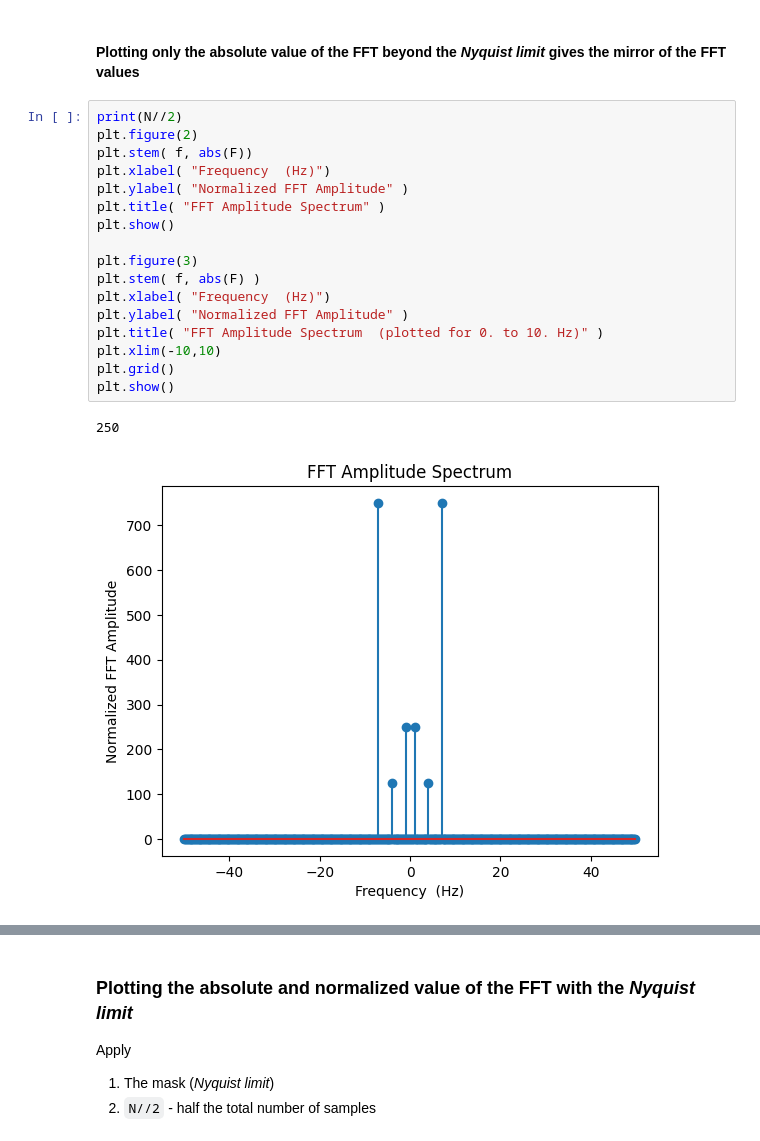
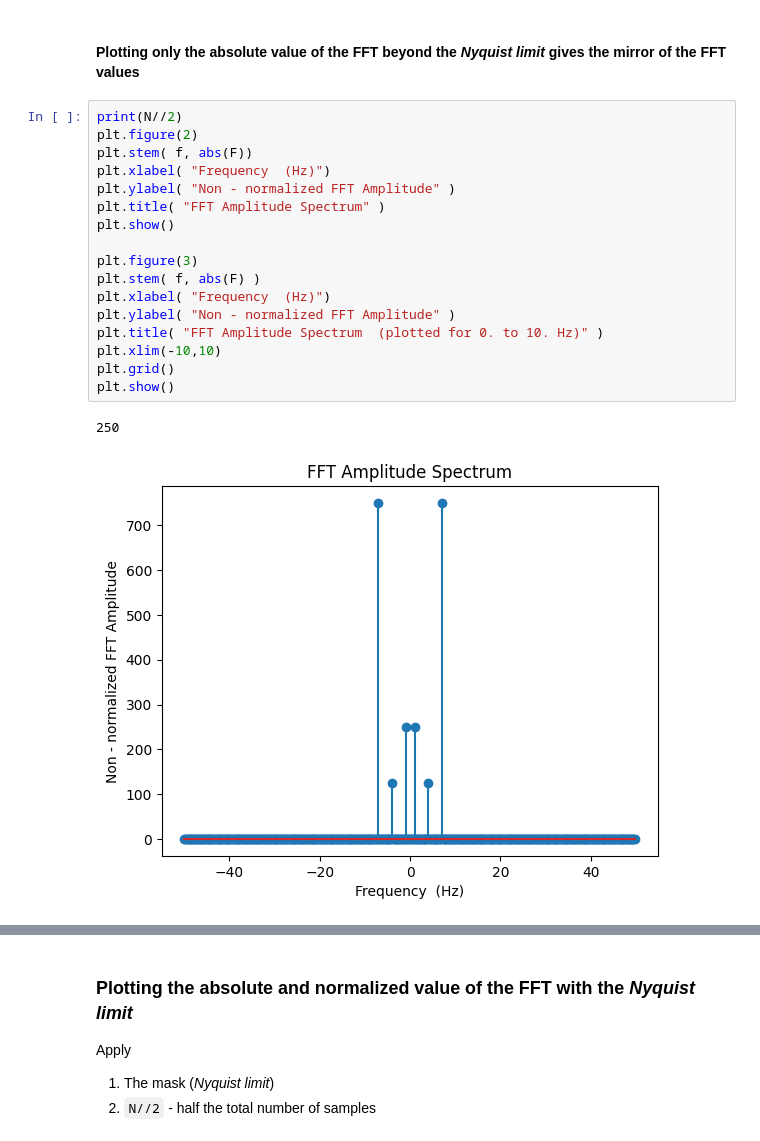
Before and after one commit to cscanolas/Psi, a Jupyter notebook: (1) Learning DSP/01DSP FFT.ipynb, the cells around one changed output, grey strips where cells are left out. Cells and saved outputs as stored; diff of their text form.

Commit message:
non normalized fft graphs change

```diff
--- a/(1) Learning DSP/01DSP FFT.ipynb
+++ b/(1) Learning DSP/01DSP FFT.ipynb
@@ -91,20 +91,20 @@ mask = np.where( f >= 0 )
 # %%
 print(N//2)
 plt.figure(2)
 plt.stem( f, abs(F))
 plt.xlabel( "Frequency  (Hz)")
-plt.ylabel( "Normalized FFT Amplitude" )
+plt.ylabel( "Non - normalized FFT Amplitude" )
 plt.title( "FFT Amplitude Spectrum" )
 plt.show()
 
 plt.figure(3)
 plt.stem( f, abs(F) )
 plt.xlabel( "Frequency  (Hz)")
-plt.ylabel( "Normalized FFT Amplitude" )
+plt.ylabel( "Non - normalized FFT Amplitude" )
 plt.title( "FFT Amplitude Spectrum  (plotted for 0. to 10. Hz)" )
 plt.xlim(-10,10)
 plt.grid()
 plt.show()
 # %% [output]
 250
-[figure, old version]
+[figure, new version]
```
Also changed, not shown: parts of 1 cell of this notebook.
